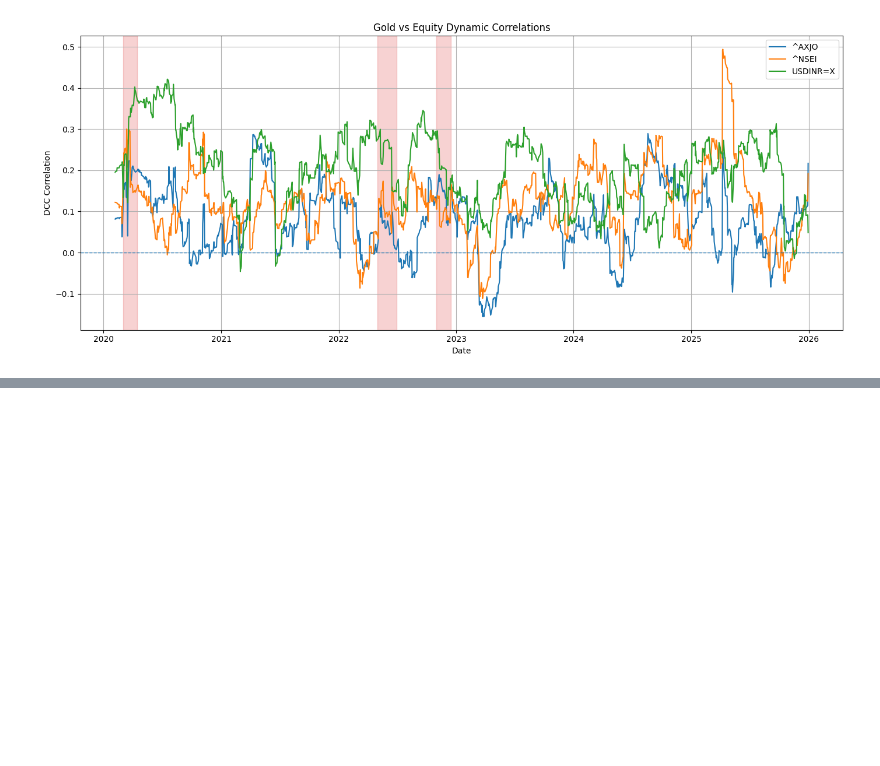
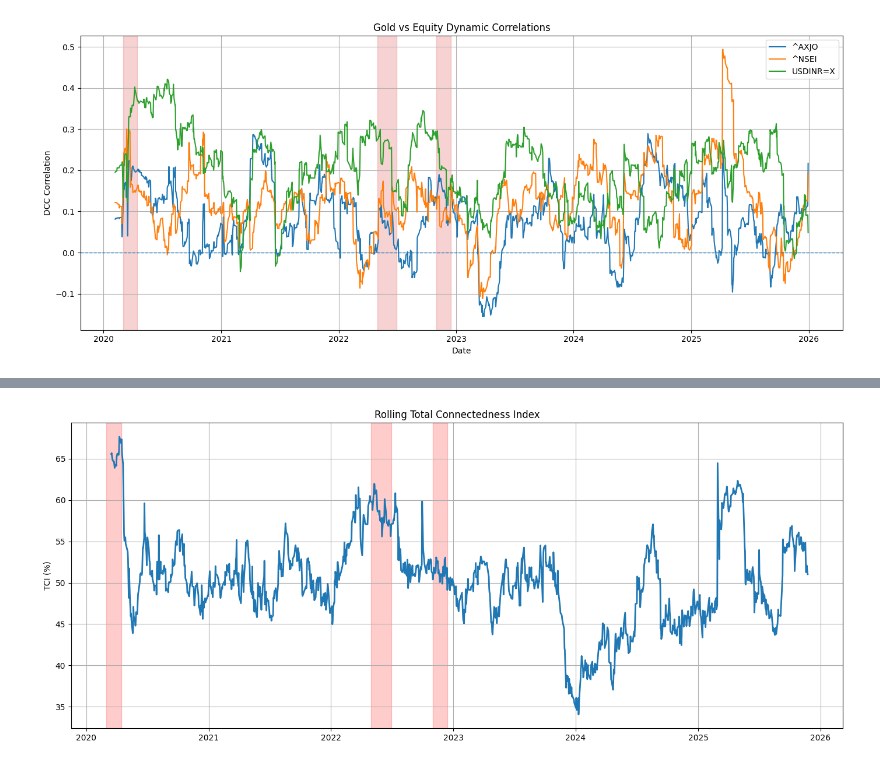
Before and after one commit to jaisw07/volatility_spillover, a Jupyter notebook: final.ipynb, the cells around one changed output, grey strips where cells are left out. Drawn from its saved outputs; the diff is of its cells as text; code cells hidden in the pictures; blank space fills up the shorter version.

```diff
--- a/final.ipynb
+++ b/final.ipynb
@@ -265,0 +347,4 @@ plot_gold_safe_haven(batch_size=4)
+# %%
+plot_rolling_tci()
+# %% [output]
+[figure, added]
```
Also changed, not shown: parts of 18 cells of this notebook, 17 other files.
